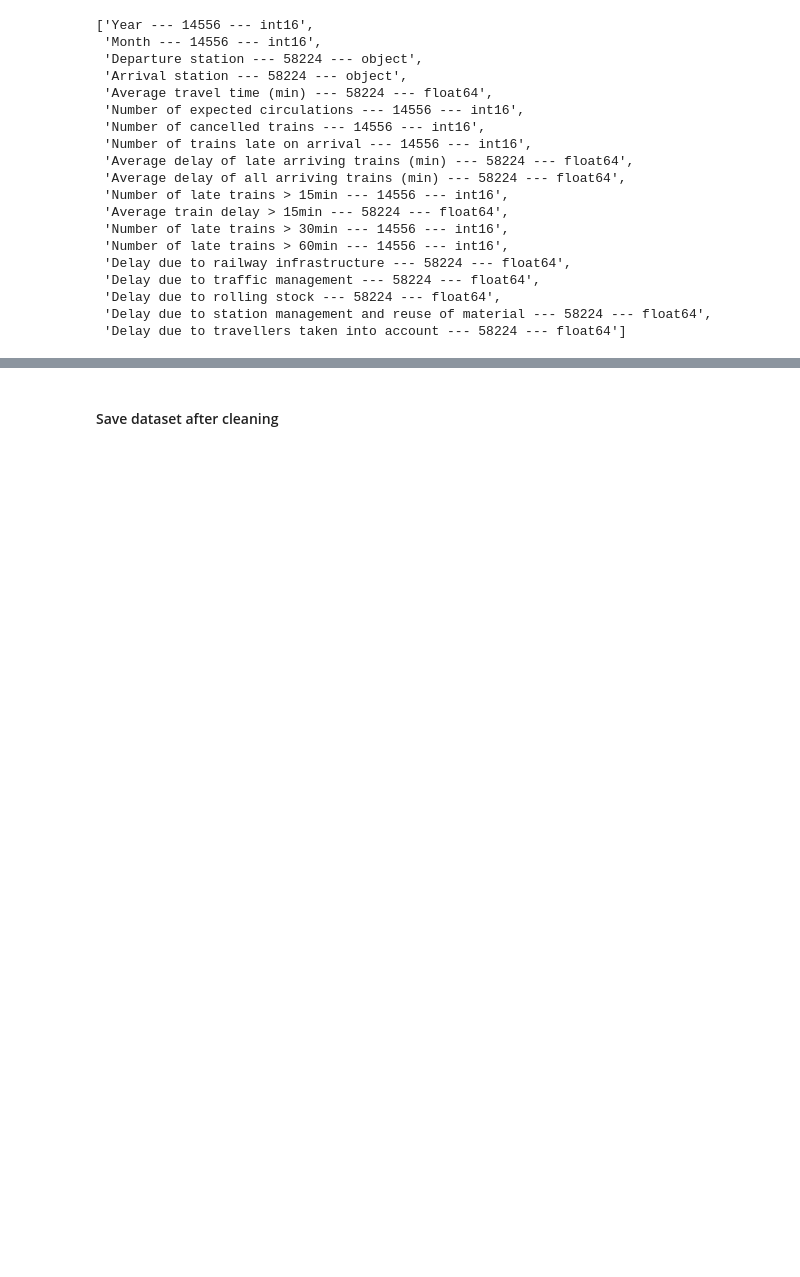
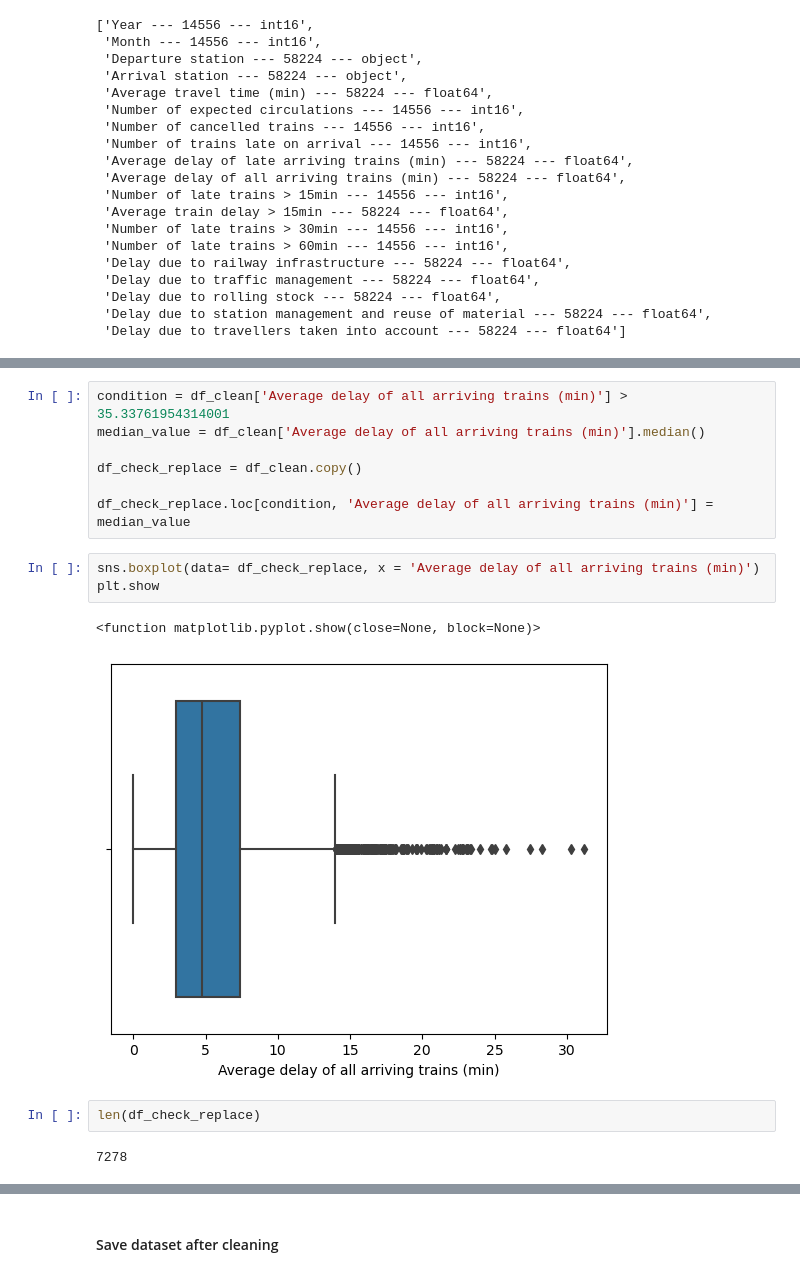
Before and after one commit to CrisMagdziak/Train_Traffic_Python, a Jupyter notebook: Trains_Project_v1.1.ipynb, the cells around one changed output, grey strips where cells are left out. Drawn from its saved outputs; the diff is of its cells as text; blank space fills up the shorter version.

```diff
--- a/Trains_Project_v1.1.ipynb
+++ b/Trains_Project_v1.1.ipynb
@@ -340,0 +411,17 @@ dc.columns_bsize(df_clean)
+# %%
+condition = df_clean['Average delay of all arriving trains (min)'] > 35.33761954314001
+median_value = df_clean['Average delay of all arriving trains (min)'].median()
+
+df_check_replace = df_clean.copy()
+
+df_check_replace.loc[condition, 'Average delay of all arriving trains (min)'] = median_value
+# %%
+sns.boxplot(data= df_check_replace, x = 'Average delay of all arriving trains (min)')
+plt.show
+# %% [output]
+<function matplotlib.pyplot.show(close=None, block=None)>
+[figure, added]
+# %%
+len(df_check_replace)
+# %% [output]
+7278
```
Also changed, not shown: parts of 17 cells of this notebook.
